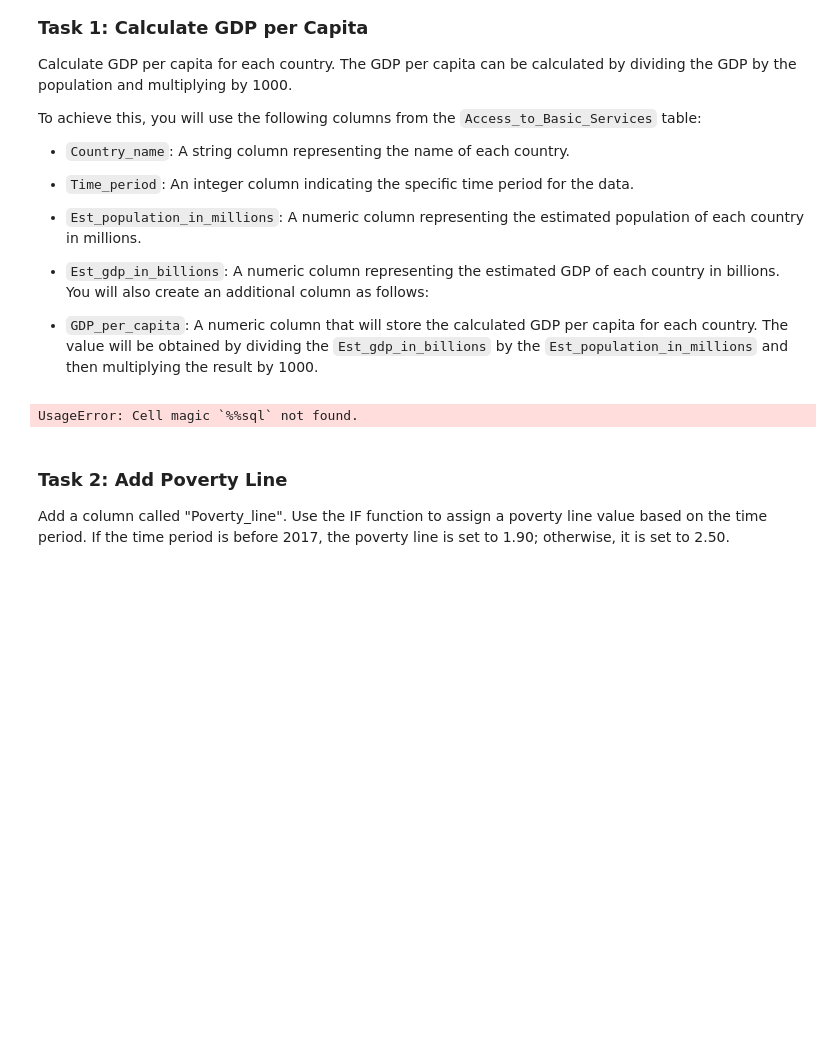
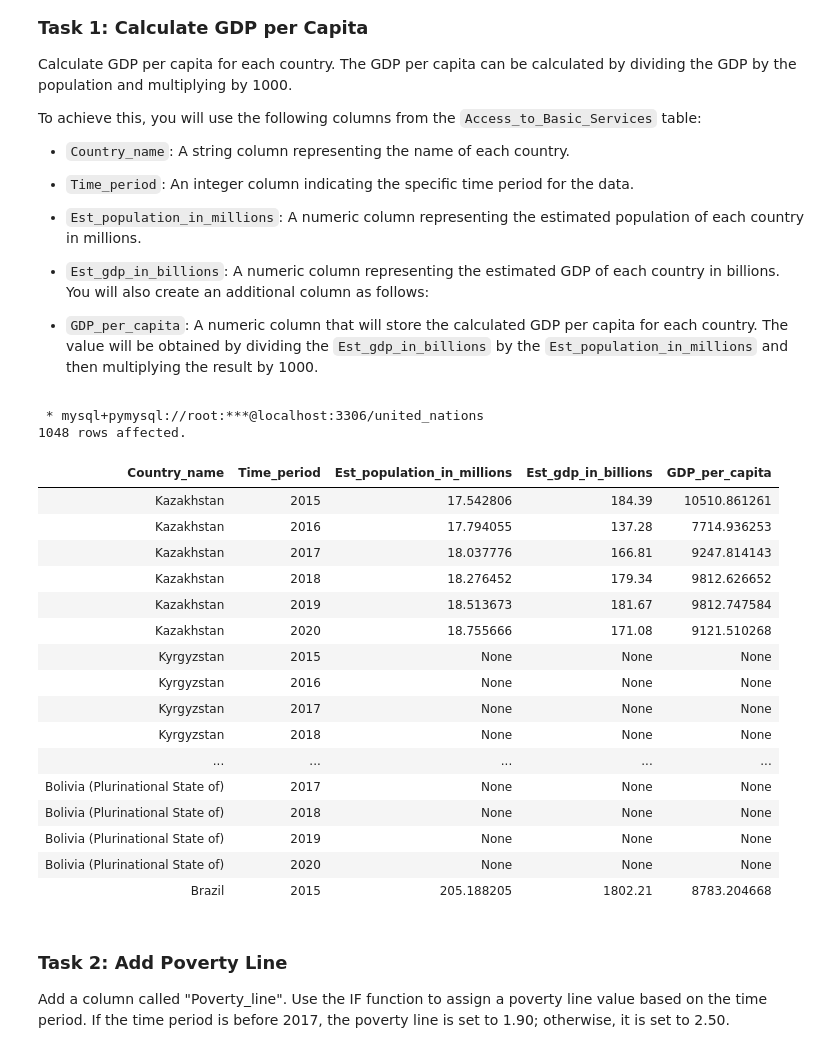
Before and after one commit to RealElvince/Access-to-basic-water-services, a Jupyter notebook: notebooks/Evaluating GDP per Capita using CASE and IF [Notebook].ipynb, the cells around one changed output. Saved outputs shown, nothing was run; the diff lists cells and outputs as text; code cells hidden in the pictures; blank space fills up the shorter version.

Commit message:
GDP per capita for each Time period

```diff
--- a/notebooks/Evaluating GDP per Capita using CASE and IF [Notebook].ipynb
+++ b/notebooks/Evaluating GDP per Capita using CASE and IF [Notebook].ipynb
@@ -64,11 +64,36 @@ To achieve this, you will use the following columns from the `Access_to_Basic_Se
 You will also create an additional column as follows:
 
 - `GDP_per_capita`: A numeric column that will store the calculated GDP per capita for each country. The value will be obtained by dividing the `Est_gdp_in_billions` by the `Est_population_in_millions` and then multiplying the result by 1000.
-# %%
-%%sql
--- Add your code here
-# %% [output]
-UsageError: Cell magic `%%sql` not found.
+# %%
+%%sql
+SELECT
+	Country_name,
+    Time_period,
+    Est_population_in_millions,
+    Est_gdp_in_billions,
+    (Est_gdp_in_billions)/(Est_population_in_millions)*1000 AS GDP_per_capita
+FROM
+	united_nations.access_to_basic_services;
+# %% [output]
+ * mysql+pymysql://root:***@localhost:3306/united_nations
+1048 rows affected.
+| Country_name | Time_period | Est_population_in_millions | Est_gdp_in_billions | GDP_per_capita |
+| Kazakhstan | 2015 | 17.542806 | 184.39 | 10510.861261 |
+| Kazakhstan | 2016 | 17.794055 | 137.28 | 7714.936253 |
+| Kazakhstan | 2017 | 18.037776 | 166.81 | 9247.814143 |
+| Kazakhstan | 2018 | 18.276452 | 179.34 | 9812.626652 |
+| Kazakhstan | 2019 | 18.513673 | 181.67 | 9812.747584 |
+| Kazakhstan | 2020 | 18.755666 | 171.08 | 9121.510268 |
+| Kyrgyzstan | 2015 | None | None | None |
+| Kyrgyzstan | 2016 | None | None | None |
+| Kyrgyzstan | 2017 | None | None | None |
+| Kyrgyzstan | 2018 | None | None | None |
+| ... | ... | ... | ... | ... |
+| Bolivia (Plurinational State of) | 2017 | None | None | None |
+| Bolivia (Plurinational State of) | 2018 | None | None | None |
+| Bolivia (Plurinational State of) | 2019 | None | None | None |
+| Bolivia (Plurinational State of) | 2020 | None | None | None |
+| Brazil | 2015 | 205.188205 | 1802.21 | 8783.204668 |
 # %% [markdown]
 ### Task 2: Add Poverty Line
 
```
